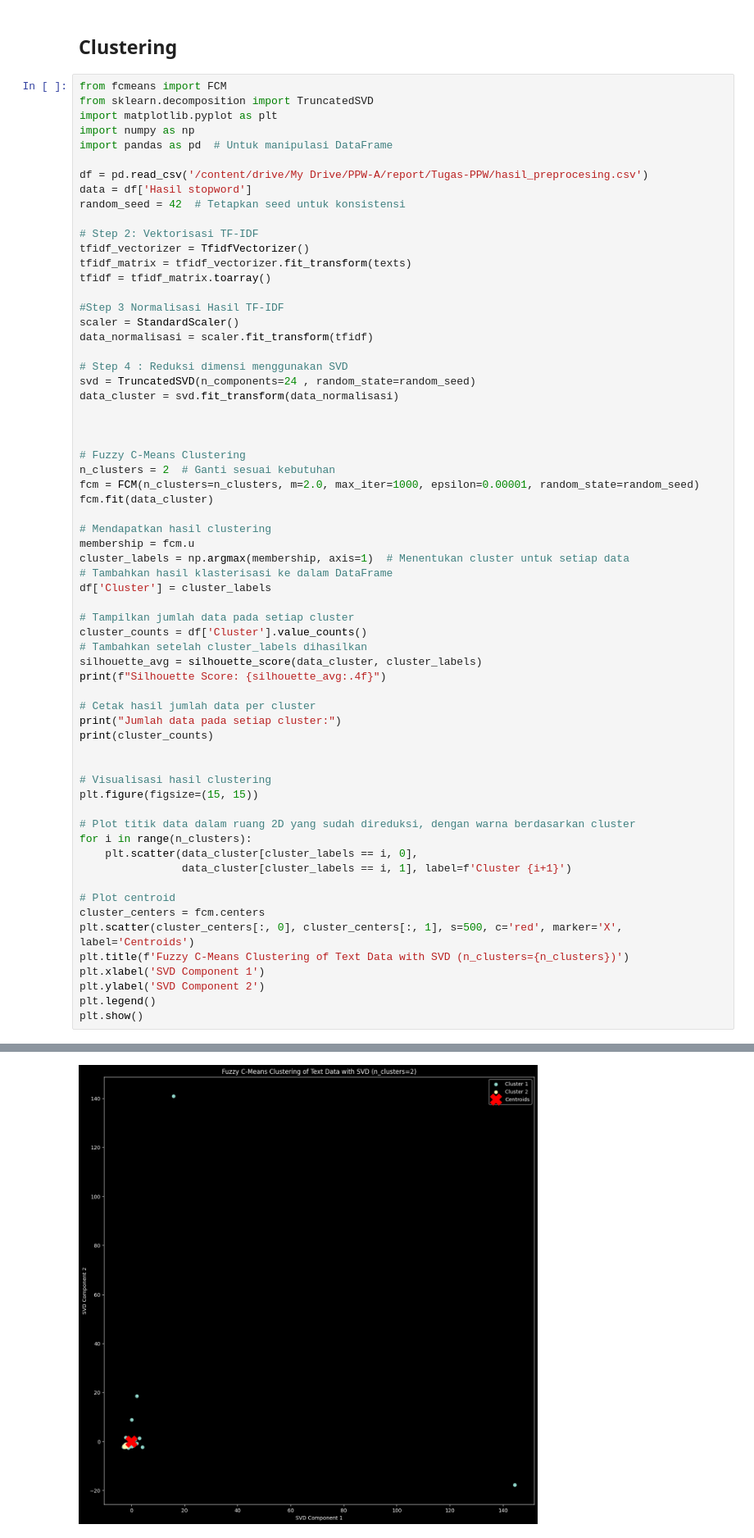
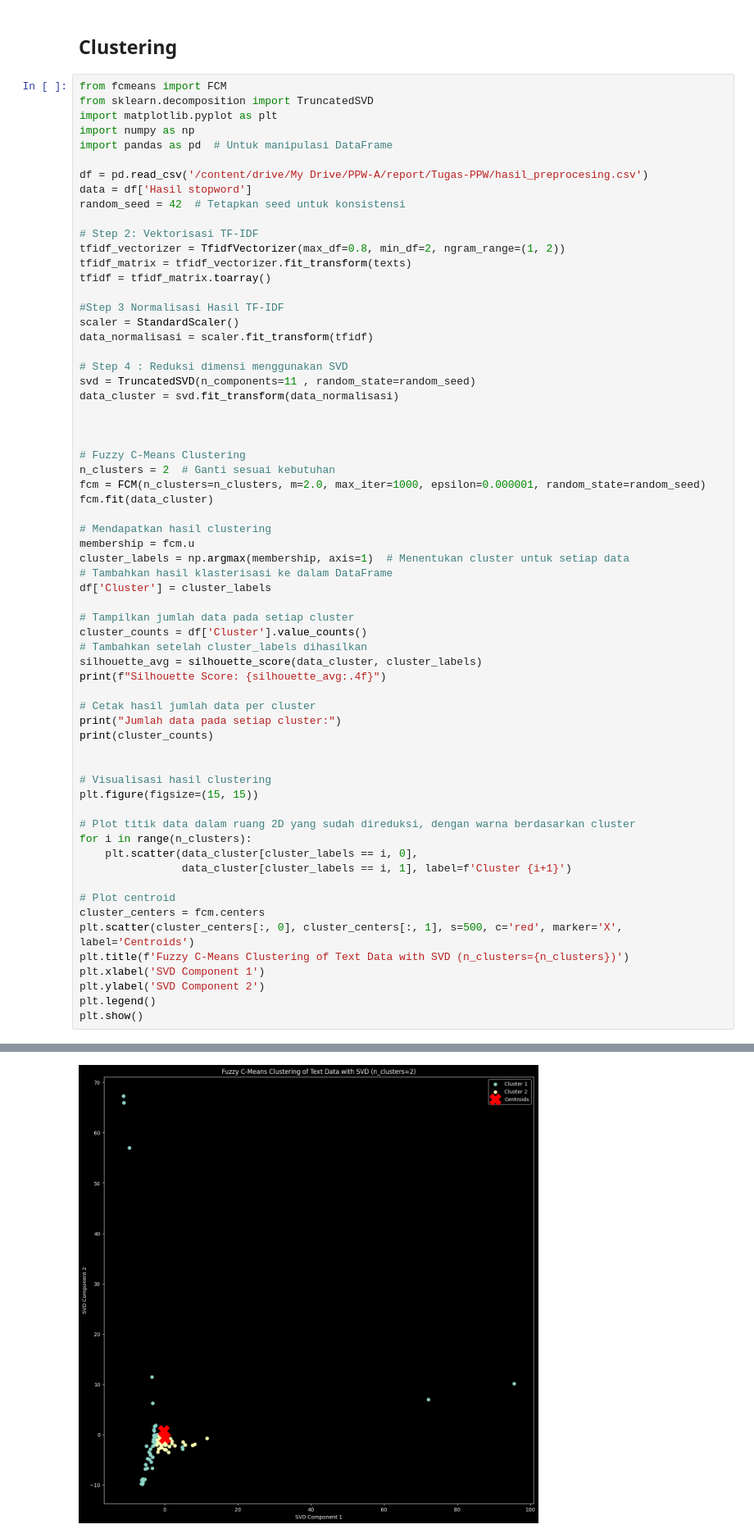
Before and after one commit to danaokey97/PPW-A, a Jupyter notebook: _sources/Tugas-PPW/Tugas-8-Evaluasi.ipynb, the cells around one changed output, grey strips where cells are left out. Shown: that part at 82% size. Saved outputs shown, nothing was run; the diff lists cells and outputs as text.

```diff
--- a/_sources/Tugas-PPW/Tugas-8-Evaluasi.ipynb
+++ b/_sources/Tugas-PPW/Tugas-8-Evaluasi.ipynb
@@ -228,7 +222,7 @@ data = df['Hasil stopword']
 random_seed = 42  # Tetapkan seed untuk konsistensi
 
 # Step 2: Vektorisasi TF-IDF
-tfidf_vectorizer = TfidfVectorizer()
+tfidf_vectorizer = TfidfVectorizer(max_df=0.8, min_df=2, ngram_range=(1, 2))
 tfidf_matrix = tfidf_vectorizer.fit_transform(texts)
 tfidf = tfidf_matrix.toarray()
 
@@ -237,14 +231,14 @@ scaler = StandardScaler()
 data_normalisasi = scaler.fit_transform(tfidf)
 
 # Step 4 : Reduksi dimensi menggunakan SVD
-svd = TruncatedSVD(n_components=24 , random_state=random_seed)
+svd = TruncatedSVD(n_components=11 , random_state=random_seed)
 data_cluster = svd.fit_transform(data_normalisasi)
 
 
 
 # Fuzzy C-Means Clustering
 n_clusters = 2  # Ganti sesuai kebutuhan
-fcm = FCM(n_clusters=n_clusters, m=2.0, max_iter=1000, epsilon=0.00001, random_state=random_seed)
+fcm = FCM(n_clusters=n_clusters, m=2.0, max_iter=1000, epsilon=0.000001, random_state=random_seed)
 fcm.fit(data_cluster)
 
 # Mendapatkan hasil clustering
@@ -289,5 +283,5 @@ Cluster
 Name: count, dtype: int64
-[figure, old version]
+[figure, new version]
 # %%
 # Tambahkan kolom ID jika belum ada
 df['id'] = df.index
```
Also changed, not shown: parts of 18 cells of this notebook, 19 other files.
